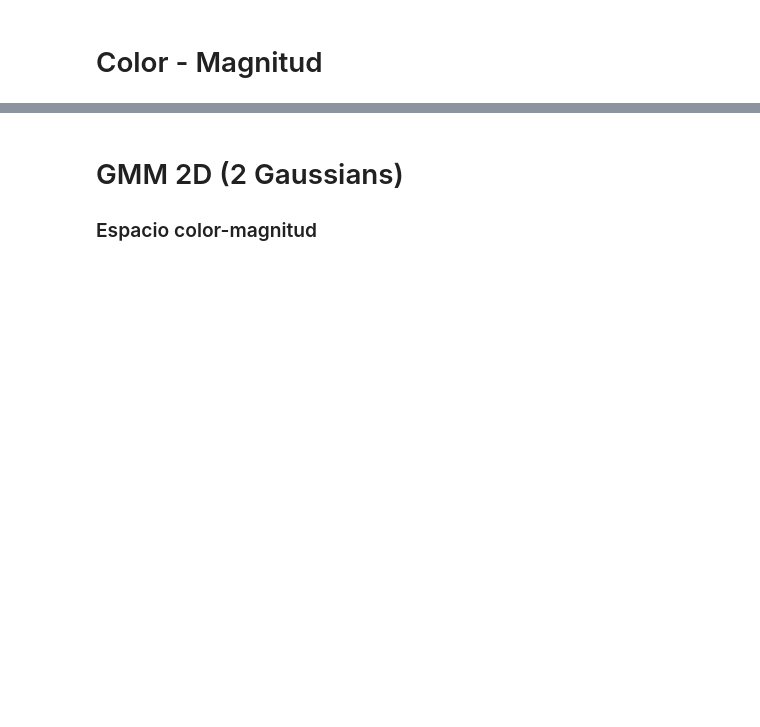
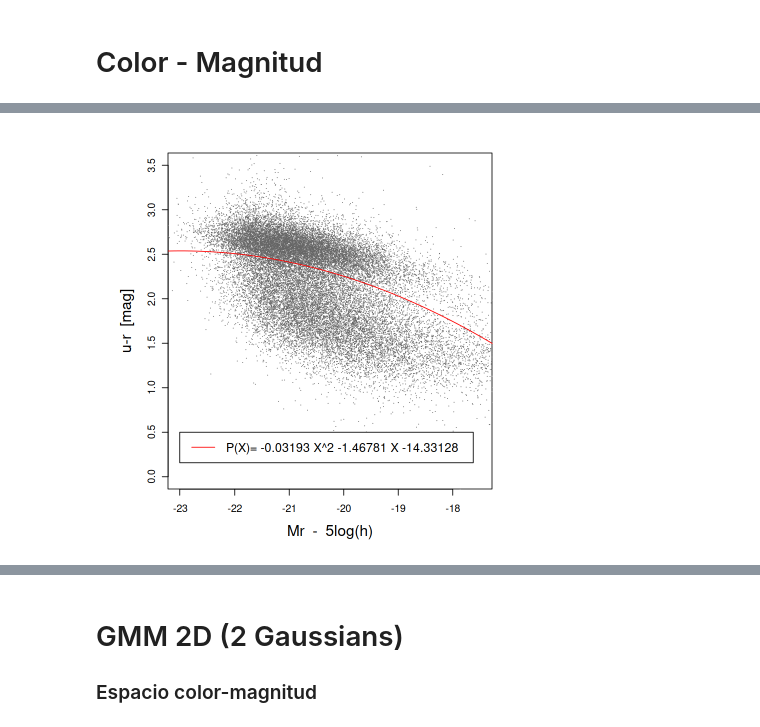
Before and after one commit to antotaverna/cg_environments, a Jupyter notebook: plots/passive_cut.ipynb, the cells around one changed output, grey strips where cells are left out. Saved outputs shown, nothing was run; the diff lists cells and outputs as text; code cells hidden in the pictures; blank space fills up the shorter version.

```diff
--- a/plots/passive_cut.ipynb
+++ b/plots/passive_cut.ipynb
@@ -309,10 +309,10 @@ plot_col <- function(xx,gaus,a,bin1,bin2,mark){
 
     #axis(side=1, at=c(0.5,1.0,1.5,2.0,2.5,3.0,3.5), cex.axis=1.7,labels = FALSE)
     #axis(side=4, labels = FALSE)
-    magaxis(1,majorn=5, minorn=5, tcl=0.3, ratio=0.5,labels=FALSE)
-    magaxis(2,majorn=5, minorn=5, tcl=0.3, ratio=0.5,labels=FALSE)
-    magaxis(3,majorn=5, minorn=5, tcl=0.3, ratio=0.5,labels=FALSE)
-    magaxis(4,majorn=5, minorn=5, tcl=0.3, ratio=0.5,labels=FALSE)
+#    magaxis(1,majorn=5, minorn=5, tcl=0.3, ratio=0.5,labels=FALSE)
+#    magaxis(2,majorn=5, minorn=5, tcl=0.3, ratio=0.5,labels=FALSE)
+#    magaxis(3,majorn=5, minorn=5, tcl=0.3, ratio=0.5,labels=FALSE)
+#    magaxis(4,majorn=5, minorn=5, tcl=0.3, ratio=0.5,labels=FALSE)
     #axis(2,cex.axis=1.3)
     return(dd)
 }
@@ -438,7 +470,7 @@ points(M_g_n,color1_n,pch=16,cex=0.1,col='grey40')
 #---------------------
 ##--Display as a contour map:
 #---------------------
-require(KernSmooth)
+
 l<-data.frame(M_r1,col1)
 colnames(l)[c(1,2)] <-c("Mag", "col")
 est <- bkde2D(l[c("Mag", "col")], bandwidth=c(0.05, 0.05), gridsize=c(100, 100))
@@ -469,11 +501,12 @@ lines(xseq,  coef1[3]*xseq^2+ coef1[2]*xseq+ coef1[1], col='red')
 
 legend(-23.0, 0.5,
        legend=c(#paste("Total range [-23,-18]=",m[1,3]),
-                paste("C(X)=",round(coef1[3],5),"X^2",round(coef1[2],5),"X",round(coef1[1],5))),
+                paste("P(X)=",round(coef1[3],5),"X^2",round(coef1[2],5),"X",round(coef1[1],5))),
        col=c("red","orange"), lty=1, cex=1.2)
 
-magaxis(1,majorn=5, minorn=5, tcl=0.3, ratio=0.5,labels=FALSE)
-magaxis(2,majorn=5, minorn=5, tcl=0.3, ratio=0.5,labels=FALSE)
-magaxis(3,majorn=5, minorn=5, tcl=0.3, ratio=0.5,labels=FALSE)
-magaxis(4,majorn=5, minorn=5, tcl=0.3, ratio=0.5,labels=FALSE)
+#magaxis(1,majorn=5, minorn=5, tcl=0.3, ratio=0.5,labels=FALSE)
+#magaxis(2,majorn=5, minorn=5, tcl=0.3, ratio=0.5,labels=FALSE)
+#magaxis(3,majorn=5, minorn=5, tcl=0.3, ratio=0.5,labels=FALSE)
+#magaxis(4,majorn=5, minorn=5, tcl=0.3, ratio=0.5,labels=FALSE)
 #dev.off()
+# %% [output]
@@ -480,3 +515,4 @@ magaxis(4,majorn=5, minorn=5, tcl=0.3, ratio=0.5,labels=FALSE)
+[figure, added]
 # %%
 round(coef1[3],5)
 round(coef1[2],5)
```
Also changed, not shown: parts of 7 cells of this notebook.
